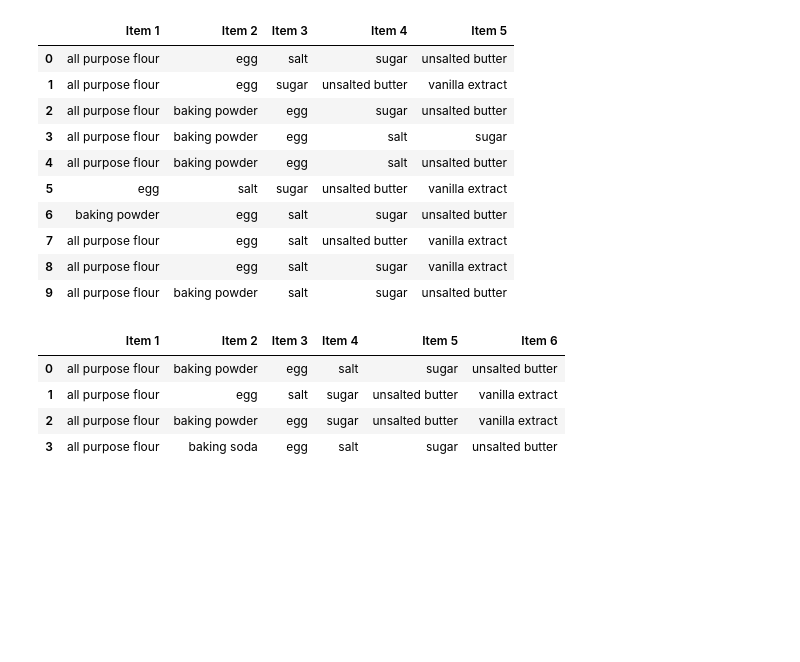
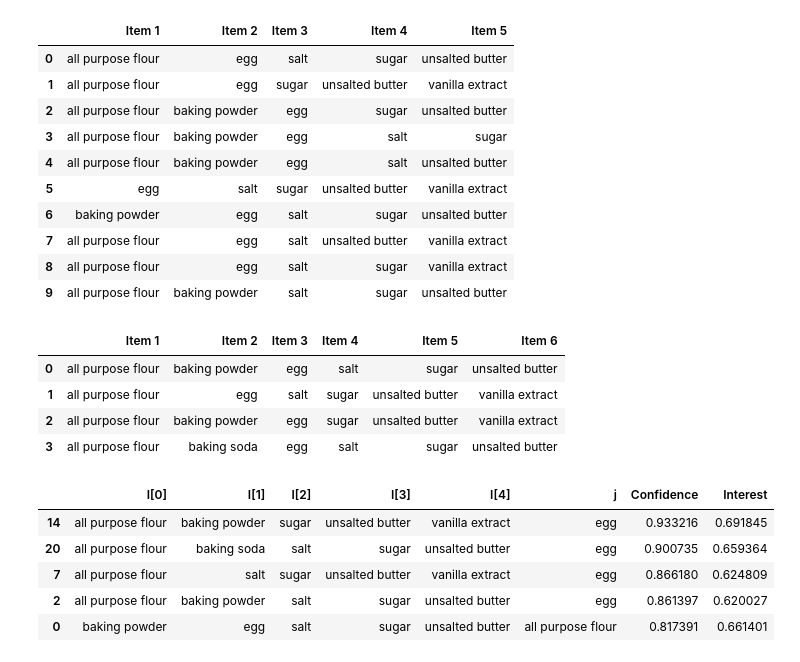
Before and after one commit to Sisyphus192/deep-dishes, a Jupyter notebook: notebooks/Market Basket Analysis.ipynb, the cells around one changed output. Drawn from its saved outputs; the diff is of its cells as text; code cells hidden in the pictures; blank space fills up the shorter version.

Commit message:
Added confidence and interest for generated association rules

```diff
--- a/notebooks/Market Basket Analysis.ipynb
+++ b/notebooks/Market Basket Analysis.ipynb
@@ -223,0 +240,43 @@ dfs[4].head(10)
+# %%
+def interest_calc(df_in, j, conf):
+    denom = len(df_in)
+    num = 0
+    df_j = df_in[j]
+    dat_j = df_j.values
+    for recipe in dat_j:
+        if recipe > 0:
+            num += 1
+    pj = num/denom
+    return conf-pj
+# %%
+def assoc_rules(df_in, df_calc):
+    rules = []
+    for basket in df_calc.values:
+        for i in range(len(basket)):
+            I = basket[:]
+            j = I[i]
+            I = np.delete(I, i)
+            conf = conf_calc(df_in, I, j)
+            inter = interest_calc(df_in, j, conf)
+            rule = I
+            rule = np.append(rule, j)
+            rule = np.append(rule, conf)
+            rule = np.append(rule, inter)
+            rules.append(rule)
+    columns = ["I[{}]".format(x) for x in range(len(df_calc.values[0])-1)]
+    columns.append("j")
+    columns.append("Confidence")
+    columns.append("Interest")
+    return pd.DataFrame(rules, columns=columns)
+# %%
+six_rules = assoc_rules(df, dfs[4])
+six_rules = six_rules.sort_values('Confidence', ascending=False)
+# %%
+six_rules.head()
+# %% [output]
+|  | I[0] | I[1] | I[2] | I[3] | I[4] | j | Confidence | Interest |
+| 14 | all purpose flour | baking powder | sugar | unsalted butter | vanilla extract | egg | 0.933216 | 0.691845 |
+| 20 | all purpose flour | baking soda | salt | sugar | unsalted butter | egg | 0.900735 | 0.659364 |
+| 7 | all purpose flour | salt | sugar | unsalted butter | vanilla extract | egg | 0.866180 | 0.624809 |
+| 2 | all purpose flour | baking powder | salt | sugar | unsalted butter | egg | 0.861397 | 0.620027 |
+| 0 | baking powder | egg | salt | sugar | unsalted butter | all purpose flour | 0.817391 | 0.661401 |
```
Also changed, not shown: parts of 3 cells of this notebook.
